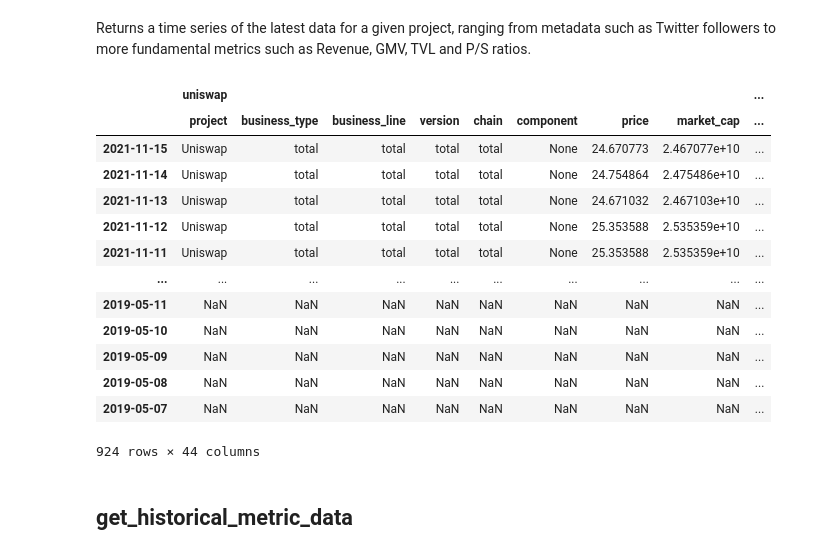
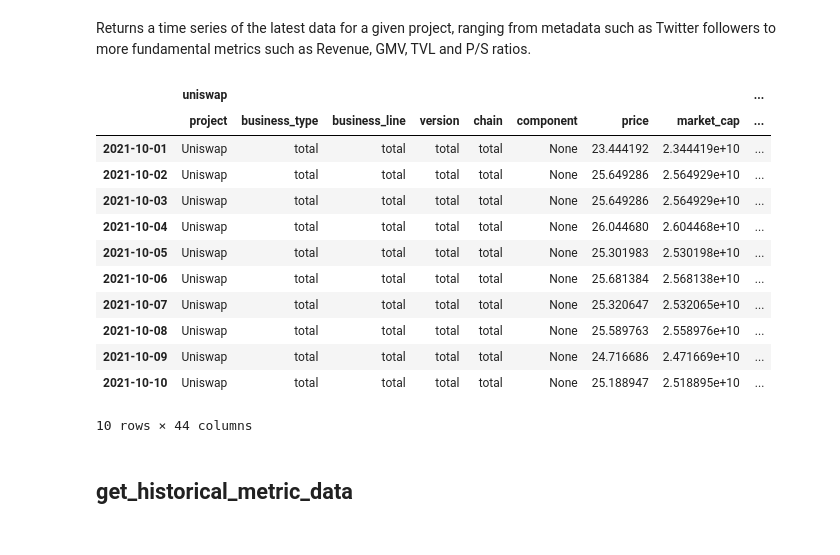
Before and after one commit to messari/messari-python-api, a Jupyter notebook: examples/Token_Terminal_API_Demo.ipynb, the cells around one changed output. Saved outputs shown, nothing was run; the diff lists cells and outputs as text; code cells hidden in the pictures.

```diff
--- a/examples/Token_Terminal_API_Demo.ipynb
+++ b/examples/Token_Terminal_API_Demo.ipynb
@@ -42,23 +42,22 @@ all_protocol_data
 # %% [markdown]
 Returns a time series of the latest data for a given project, ranging from metadata such as Twitter followers to more fundamental metrics such as Revenue, GMV, TVL and P/S ratios.
 # %%
-protocol_data = tt.get_protocol_data(protocols)
+protocol_data = tt.get_protocol_data(protocols, start_date=start_date, end_date=end_date)
 protocol_data
 # %% [output]
 |  | uniswap |  |  |  |  |  |  |  | ... |
 |  | project | business_type | business_line | version | chain | component | price | market_cap | ... |
-| 2021-11-15 | Uniswap | total | total | total | total | None | 24.670773 | 2.467077e+10 | ... |
-| 2021-11-14 | Uniswap | total | total | total | total | None | 24.754864 | 2.475486e+10 | ... |
-| 2021-11-13 | Uniswap | total | total | total | total | None | 24.671032 | 2.467103e+10 | ... |
-| 2021-11-12 | Uniswap | total | total | total | total | None | 25.353588 | 2.535359e+10 | ... |
-| 2021-11-11 | Uniswap | total | total | total | total | None | 25.353588 | 2.535359e+10 | ... |
-| ... | ... | ... | ... | ... | ... | ... | ... | ... | ... |
-| 2019-05-11 | NaN | NaN | NaN | NaN | NaN | NaN | NaN | NaN | ... |
-| 2019-05-10 | NaN | NaN | NaN | NaN | NaN | NaN | NaN | NaN | ... |
-| 2019-05-09 | NaN | NaN | NaN | NaN | NaN | NaN | NaN | NaN | ... |
-| 2019-05-08 | NaN | NaN | NaN | NaN | NaN | NaN | NaN | NaN | ... |
-| 2019-05-07 | NaN | NaN | NaN | NaN | NaN | NaN | NaN | NaN | ... |
+| 2021-10-01 | Uniswap | total | total | total | total | None | 23.444192 | 2.344419e+10 | ... |
+| 2021-10-02 | Uniswap | total | total | total | total | None | 25.649286 | 2.564929e+10 | ... |
+| 2021-10-03 | Uniswap | total | total | total | total | None | 25.649286 | 2.564929e+10 | ... |
+| 2021-10-04 | Uniswap | total | total | total | total | None | 26.044680 | 2.604468e+10 | ... |
+| 2021-10-05 | Uniswap | total | total | total | total | None | 25.301983 | 2.530198e+10 | ... |
+| 2021-10-06 | Uniswap | total | total | total | total | None | 25.681384 | 2.568138e+10 | ... |
+| 2021-10-07 | Uniswap | total | total | total | total | None | 25.320647 | 2.532065e+10 | ... |
+| 2021-10-08 | Uniswap | total | total | total | total | None | 25.589763 | 2.558976e+10 | ... |
+| 2021-10-09 | Uniswap | total | total | total | total | None | 24.716686 | 2.471669e+10 | ... |
+| 2021-10-10 | Uniswap | total | total | total | total | None | 25.188947 | 2.518895e+10 | ... |
-924 rows × 44 columns
+10 rows × 44 columns
 # %% [markdown]
 ## get_historical_metric_data
 # %% [markdown]
```
Also changed, not shown: parts of 2 cells of this notebook, 3 other files.
